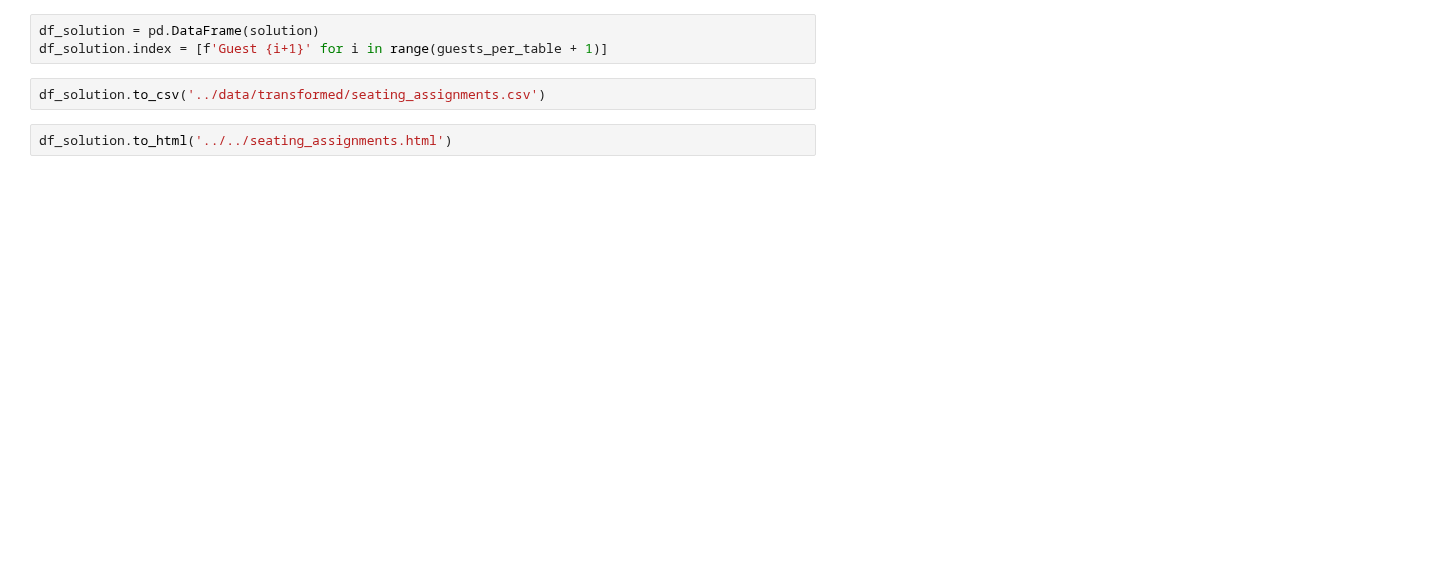
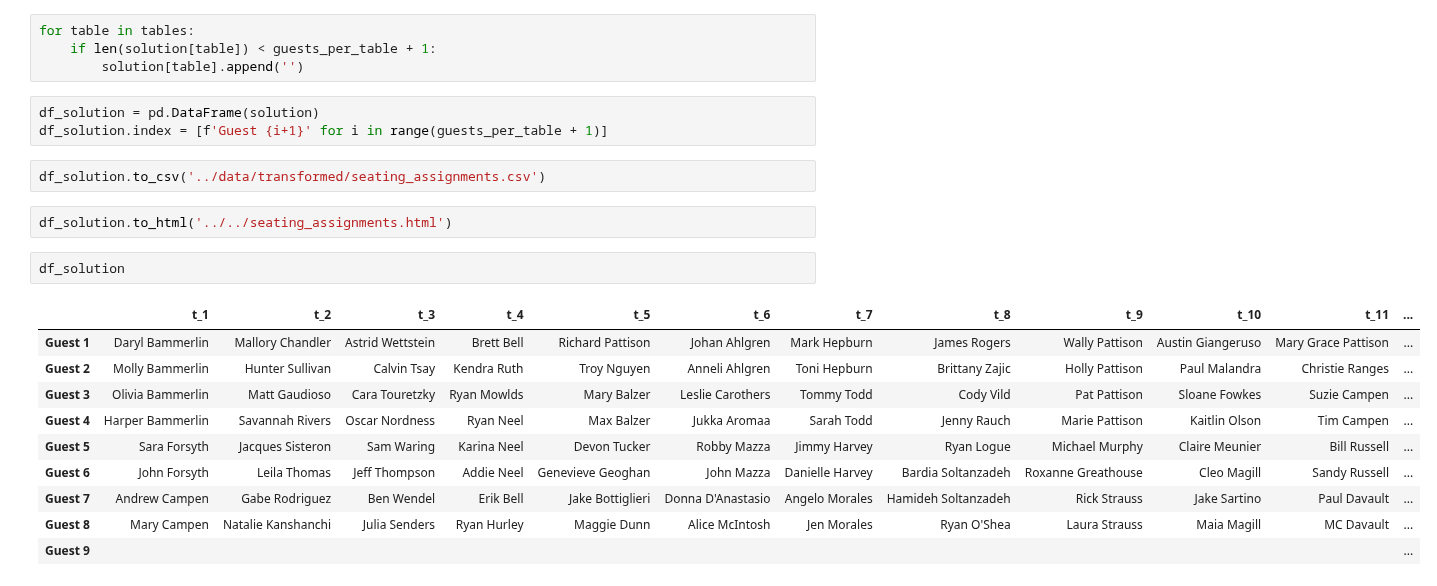
Before and after one commit to firstprinciples/wedding_prep, a Jupyter notebook: apeelx_wedding_prep/analyses/seating_optimization.ipynb, the cells around one changed output. Saved outputs shown, nothing was run; the diff lists cells and outputs as text; blank space fills up the shorter version.

```diff
--- a/apeelx_wedding_prep/analyses/seating_optimization.ipynb
+++ b/apeelx_wedding_prep/analyses/seating_optimization.ipynb
@@ -278,3 +280,7 @@ plt.show()
+# %%
+for table in tables:
+    if len(solution[table]) < guests_per_table + 1:
+        solution[table].append('')
 # %%
 df_solution = pd.DataFrame(solution)
 df_solution.index = [f'Guest {i+1}' for i in range(guests_per_table + 1)]
@@ -282,3 +288,16 @@ df_solution.index = [f'Guest {i+1}' for i in range(guests_per_table + 1)]
 df_solution.to_csv('../data/transformed/seating_assignments.csv')
 # %%
 df_solution.to_html('../../seating_assignments.html')
+# %%
+df_solution
+# %% [output]
+|  | t_1 | t_2 | t_3 | t_4 | t_5 | t_6 | t_7 | t_8 | t_9 | t_10 | t_11 | ... |
+| Guest 1 | Daryl Bammerlin | Mallory Chandler | Astrid Wettstein | Brett Bell | Richard Pattison | Johan Ahlgren | Mark Hepburn | James Rogers | Wally Pattison | Austin Giangeruso | Mary Grace Pattison | ... |
+| Guest 2 | Molly Bammerlin | Hunter Sullivan | Calvin Tsay | Kendra Ruth | Troy Nguyen | Anneli Ahlgren | Toni Hepburn | Brittany Zajic | Holly Pattison | Paul Malandra | Christie Ranges | ... |
+| Guest 3 | Olivia Bammerlin | Matt Gaudioso | Cara Touretzky | Ryan Mowlds | Mary Balzer | Leslie Carothers | Tommy Todd | Cody Vild | Pat Pattison | Sloane Fowkes | Suzie Campen | ... |
+| Guest 4 | Harper Bammerlin | Savannah Rivers | Oscar Nordness | Ryan Neel | Max Balzer | Jukka Aromaa | Sarah Todd | Jenny Rauch | Marie Pattison | Kaitlin Olson | Tim Campen | ... |
+| Guest 5 | Sara Forsyth | Jacques Sisteron | Sam Waring | Karina Neel | Devon Tucker | Robby Mazza | Jimmy Harvey | Ryan Logue | Michael Murphy | Claire Meunier | Bill Russell | ... |
+| Guest 6 | John Forsyth | Leila Thomas | Jeff Thompson | Addie Neel | Genevieve Geoghan | John Mazza | Danielle Harvey | Bardia Soltanzadeh | Roxanne Greathouse | Cleo Magill | Sandy Russell | ... |
+| Guest 7 | Andrew Campen | Gabe Rodriguez | Ben Wendel | Erik Bell | Jake Bottiglieri | Donna D'Anastasio | Angelo Morales | Hamideh Soltanzadeh | Rick Strauss | Jake Sartino | Paul Davault | ... |
+| Guest 8 | Mary Campen | Natalie Kanshanchi | Julia Senders | Ryan Hurley | Maggie Dunn | Alice McIntosh | Jen Morales | Ryan O'Shea | Laura Strauss | Maia Magill | MC Davault | ... |
+| Guest 9 |  |  |  |  |  |  |  |  |  |  |  | ... |
```
Also changed, not shown: parts of 6 cells of this notebook, 19 other files.
